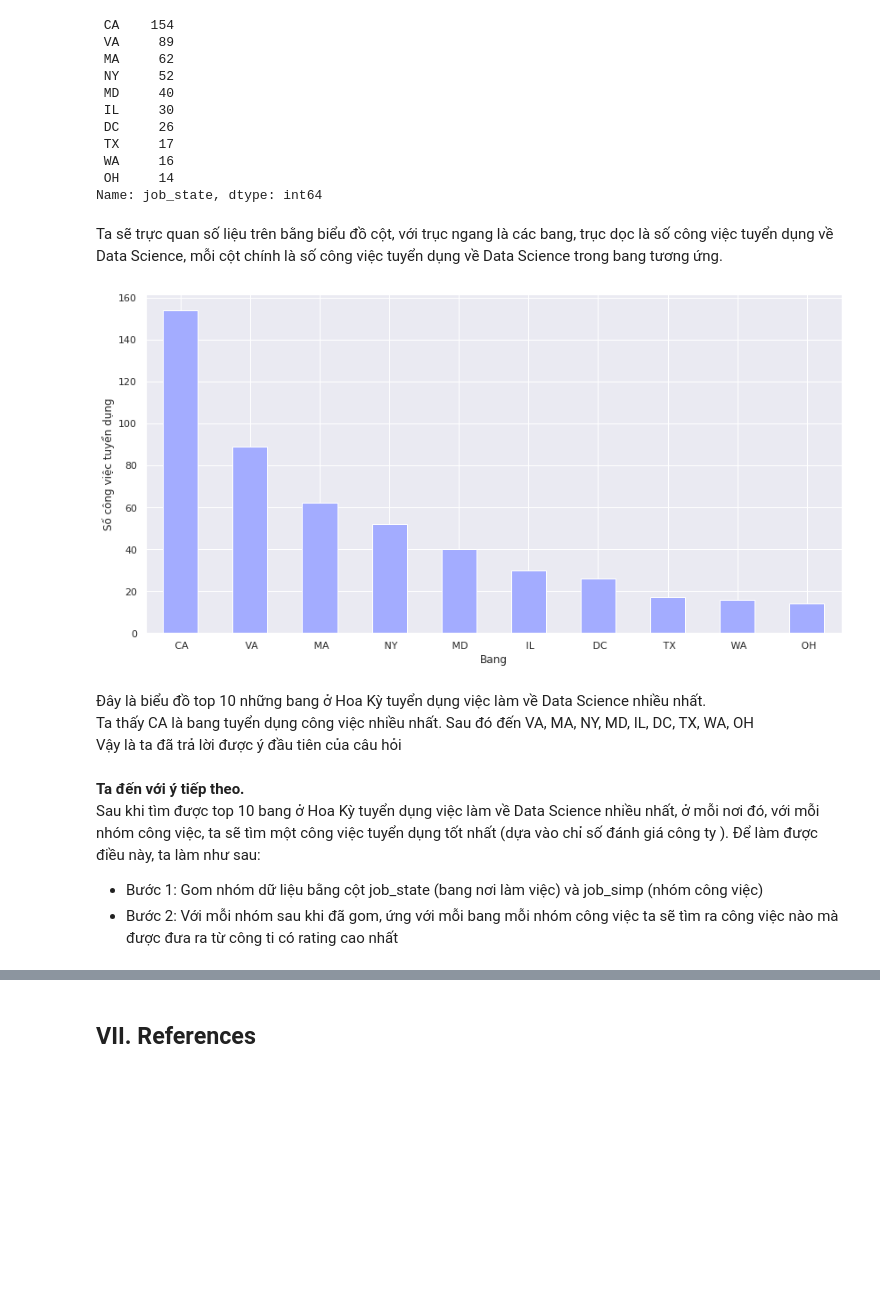
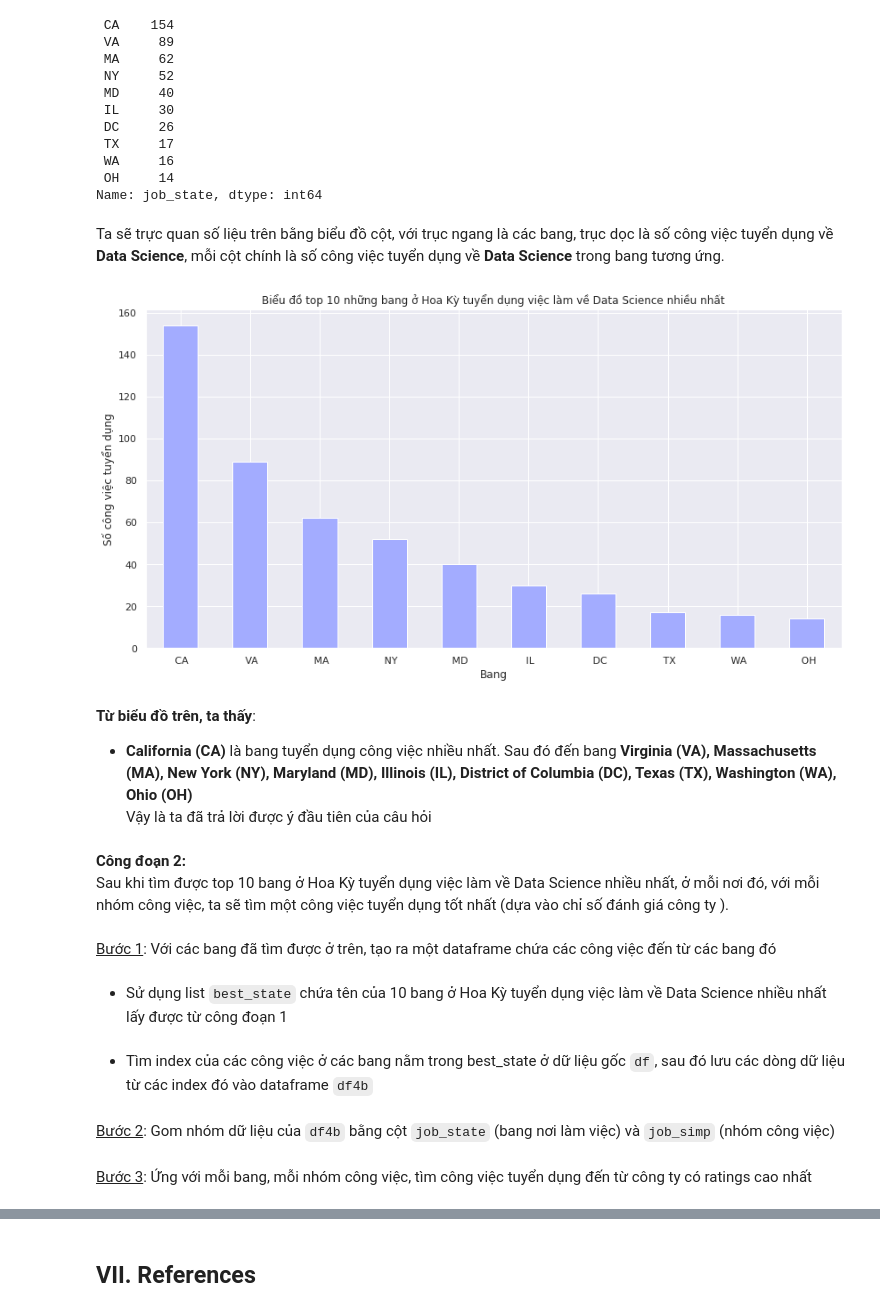
Before and after one commit to fminhtu/P4DS-FinalProject, a Jupyter notebook: Final.ipynb, the cells around one changed output, grey strips where cells are left out. Saved outputs shown, nothing was run; the diff lists cells and outputs as text; code cells hidden in the pictures; blank space fills up the shorter version.

Commit message:
Reflection, chỉnh sửa dựa theo góp ý

```diff
--- a/Final.ipynb
+++ b/Final.ipynb
@@ -135,7 +143,7 @@ df = df.drop(columns, axis=1)
 
 df = df.replace({'-1': None})
 df = df.replace({'na': None})
-df['company_age'] = df['company_age'].replace({-1: np.nan})
+df = df.replace({-1: np.nan})
 df
 # %% [output]
 |  | index | Job Title | Job Description | Rating | Company Name | Location | Headquarters | Size | ... |
@@ -520,0 +564,2 @@ Nếu bạn đang muốn đến Hoa Kỳ làm việc, bạn sẽ cần biết đ
+# %%
+df4a = df['job_state']
@@ -522,6 +570,6 @@ Nếu bạn đang muốn đến Hoa Kỳ làm việc, bạn sẽ cần biết đ
 Đầu tiên tính số công việc tuyển dụng ở mỗi bang, sau đó ta lấy 10 bang có nhiều nhu cầu tuyển dụng nhất
 # %%
-best_state = df['job_state'].value_counts().head(10)
+best_state = df4a.value_counts().head(10)
 best_state
 # %% [output]
  CA    154
@@ -536,22 +584,24 @@ best_state
  OH     14
 Name: job_state, dtype: int64
 # %% [markdown]
-Ta sẽ trực quan số liệu trên bằng biểu đồ cột, với trục ngang là các bang, trục dọc là số công việc tuyển dụng về Data Science, mỗi cột chính là số công việc tuyển dụng về Data Science trong bang tương ứng.
+Ta sẽ trực quan số liệu trên bằng biểu đồ cột, với trục ngang là các bang, trục dọc là số công việc tuyển dụng về **Data Science**, mỗi cột chính là số công việc tuyển dụng về **Data Science** trong bang tương ứng.
 # %%
 sns.set_style("darkgrid")
 best_state.plot(kind="bar", figsize=(14,7), color = '#a3acff')
 plt.xticks(rotation= 0)
 plt.xlabel("Bang")
-plt.ylabel("Số công việc tuyển dụng");
+plt.ylabel("Số công việc tuyển dụng")
+plt.title('Biểu đồ top 10 những bang ở Hoa Kỳ tuyển dụng việc làm về Data Science nhiều nhất');
 # %% [output]
-[figure, old version]
+[figure, new version]
 # %% [markdown]
-Đây là biểu đồ top 10 những bang ở Hoa Kỳ tuyển dụng việc làm về Data Science nhiều nhất.
-Ta thấy CA là bang tuyển dụng công việc nhiều nhất. Sau đó đến VA, MA, NY, MD, IL, DC, TX, WA, OH
+**Từ biểu đồ trên, ta thấy**:
+ - **California (CA)** là bang tuyển dụng công việc nhiều nhất. Sau đó đến bang **Virginia (VA), Massachusetts (MA), New York (NY), Maryland (MD), Illinois (IL), District of Columbia (DC), Texas (TX), Washington (WA), Ohio (OH)**
 Vậy là ta đã trả lời được ý đầu tiên của câu hỏi
 # %% [markdown]
-**Ta đến với ý tiếp theo.**
+**Công đoạn 2:**
 Sau khi tìm được top 10 bang ở Hoa Kỳ tuyển dụng việc làm về Data Science nhiều nhất, ở mỗi nơi đó, với mỗi nhóm công việc, ta sẽ tìm một công việc tuyển dụng tốt nhất (dựa vào chỉ số đánh giá công ty ).
-Để làm được điều này, ta làm như sau:
-+ Bước 1: Gom nhóm dữ liệu bằng cột job_state (bang nơi làm việc) và job_simp (nhóm công việc)
-+ Bước 2: Với mỗi nhóm sau khi đã gom, ứng với mỗi bang mỗi nhóm công việc ta sẽ tìm ra công việc nào mà được đưa ra từ công ti có rating cao nhất
+# %% [markdown]
+<u>Bước 1</u>: Với các bang đã tìm được ở trên, tạo ra một dataframe chứa các công việc đến từ các bang đó
+# %% [markdown]
+- Sử dụng list <code>best_state</code> chứa tên của 10 bang ở Hoa Kỳ tuyển dụng việc làm về Data Science nhiều nhất lấy được từ công đoạn 1
@@ -557,0 +610,2 @@ Sau khi tìm được top 10 bang ở Hoa Kỳ tuyển dụng việc làm về D
+# %% [markdown]
+- Tìm index của các công việc ở các bang nằm trong best_state ở dữ liệu gốc <code>df</code>, sau đó lưu các dòng dữ liệu từ các index đó vào dataframe <code>df4b</code>
@@ -557,0 +618,2 @@ Sau khi tìm được top 10 bang ở Hoa Kỳ tuyển dụng việc làm về D
+# %% [markdown]
+<u>Bước 2</u>: Gom nhóm dữ liệu của <code>df4b</code> bằng cột <code>job_state</code> (bang nơi làm việc) và <code>job_simp</code> (nhóm công việc)
@@ -558 +622,3 @@ Sau khi tìm được top 10 bang ở Hoa Kỳ tuyển dụng việc làm về D
+# %% [markdown]
+<u>Bước 3</u>: Ứng với mỗi bang, mỗi nhóm công việc, tìm công việc tuyển dụng đến từ công ty có ratings cao nhất
 # %%
```
Also changed, not shown: parts of 67 cells of this notebook.
